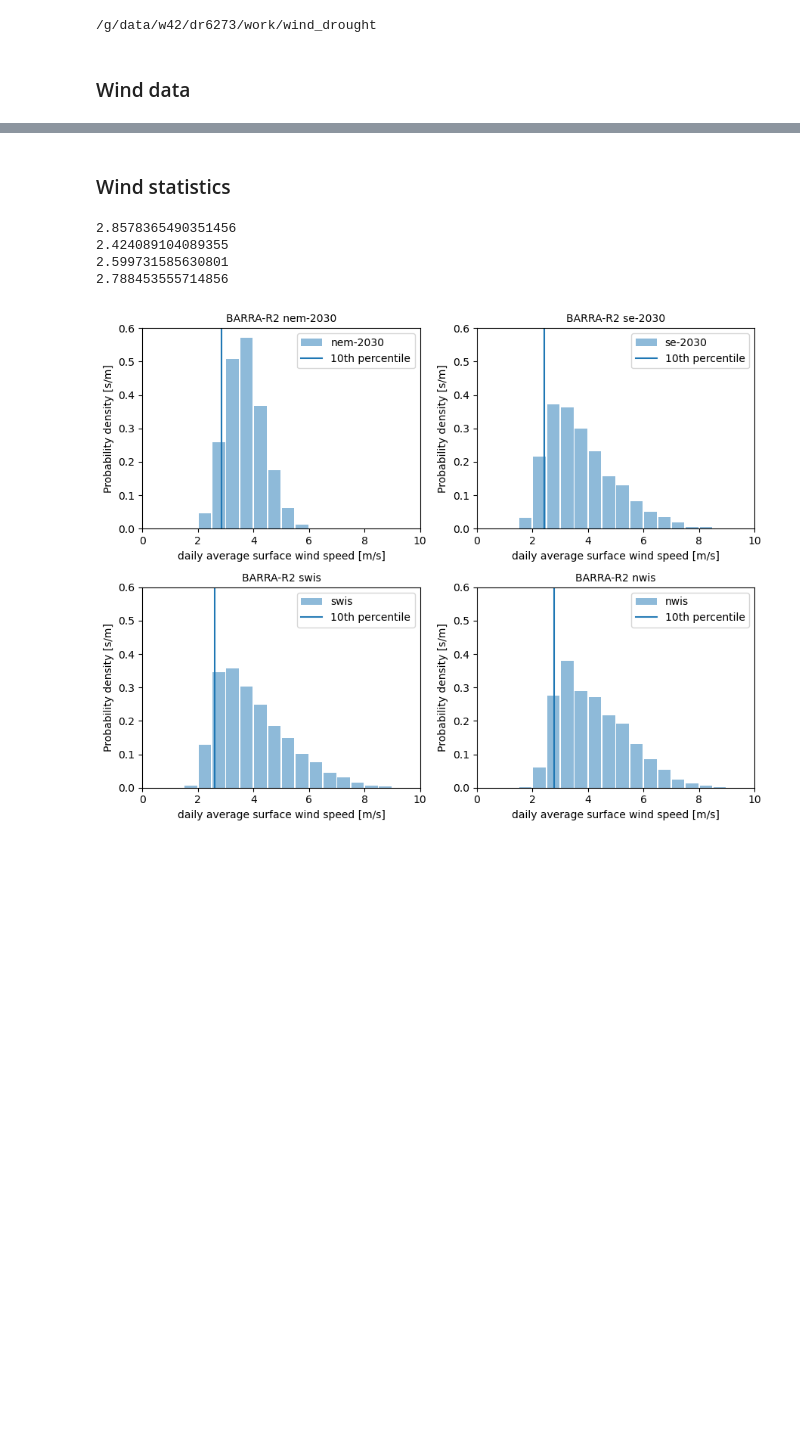
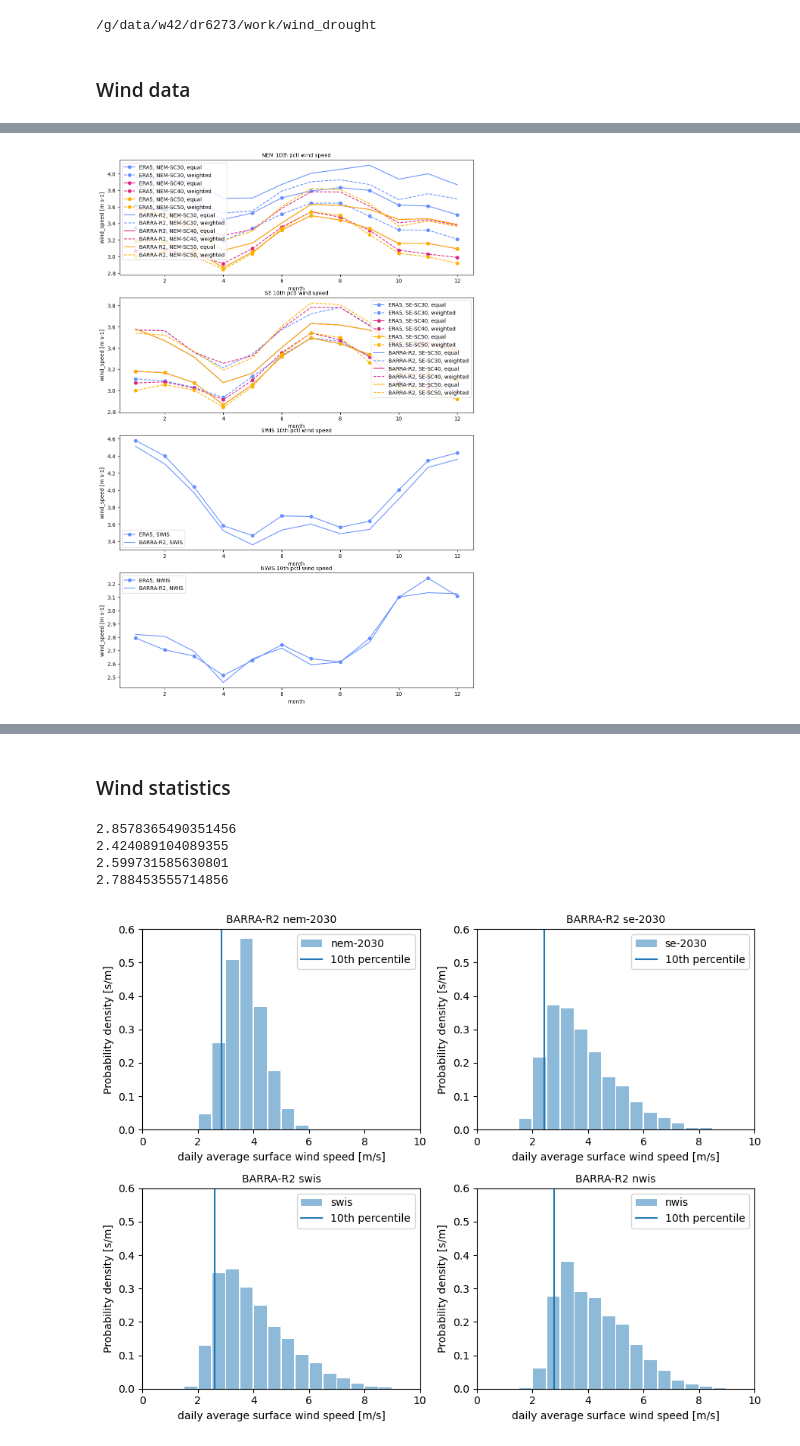
Before and after one commit to dougrichardson/wind_drought, a Jupyter notebook: notebooks/wind_analysis.ipynb, the cells around one changed output, grey strips where cells are left out. Cells and saved outputs as stored; diff of their text form; code cells hidden in the pictures; blank space fills up the shorter version.

Commit message:
Add low wind seasonal cycle

```diff
--- a/notebooks/wind_analysis.ipynb
+++ b/notebooks/wind_analysis.ipynb
@@ -66,5 +61,10 @@ plt.plot(range(100), marker=None)
 # %%
-def plot_seasonal_cycle(ax, da_dict, region, variable):
+def plot_seasonal_cycle(ax, da_dict, region, variable, reducer="mean"):
+    """
+    Plot seasonal cycle, either mean, or quantile
+
+    reducer: 'mean' or float between 0.0 and 1.0
+    """
     for marker, dataset in zip(["o", None] , ["ERA5", "BARRA-R2"]):
         # for variable in ["wind_speed"]:
             # for region in ["NEM", "SE", "SWIS", "NWIS"][:1]:
@@ -76,7 +76,14 @@ def plot_seasonal_cycle(ax, da_dict, region, variable):
                     da = obs_dict[dataset][variable][region+"-"+scenario][averaging]
                     label = dataset + ", " + region + "-" + scenario + ", " + averaging
 
-                    da.groupby("time.month").mean().plot(
+                    if reducer == "mean":
+                        da_reduced = da.groupby("time.month").mean()
+                    elif isinstance(reducer, float) and 0.0 <= reducer <= 1.0:
+                        da_reduced = da.groupby("time.month").quantile(reducer, "time")
+                    else:
+                        raise ValueError("Incorrect 'reducer'")
+
+                    da_reduced.plot(
                         ax=ax,
                         marker=marker,
                         ls=ls,
@@ -87,7 +94,15 @@ def plot_seasonal_cycle(ax, da_dict, region, variable):
         else:
             da = obs_dict[dataset][variable][region]
             label = dataset + ", " + region
-            da.groupby("time.month").mean().plot(
+
+            if reducer == "mean":
+                da_reduced = da.groupby("time.month").mean()
+            elif isinstance(reducer, float) and 0.0 <= reducer <= 1.0:
+                da_reduced = da.groupby("time.month").quantile(reducer, "time")
+            else:
+                raise ValueError("Incorrect 'reducer'")
+
+            da_reduced.plot(
                 ax=ax,
                 marker=marker,
                 ls="-",
@@ -98,8 +113,13 @@ def plot_seasonal_cycle(ax, da_dict, region, variable):
 
     if variable == "capacity_factor":
         ax.set_ylabel("Capacity factor [-]")
-    # ax.set_ylim(4, 10)
-    ax.set_title(region + " " + variable.replace("_", " "), fontsize=10, loc="center")
+
+    if reducer == "mean":
+        reducer_name = "mean"
+    else: #isinstance(reducer, float) and 0.0 <= reducer <= 1.0:
+        reducer_name = str(int(reducer * 100)) + "th pctl"
+
+    ax.set_title(region + " " + reducer_name + " " + variable.replace("_", " "), fontsize=10, loc="center")
 # %%
 fig, ax = plt.subplots(4, 1, figsize=(12,18))
 
@@ -122,0 +147,12 @@ plt.close(fig)
+# %%
+fig, ax = plt.subplots(4, 1, figsize=(12,18))
+
+plot_seasonal_cycle(ax[0], obs_dict, "NEM", "wind_speed", reducer=0.1)
+plot_seasonal_cycle(ax[1], obs_dict, "SE", "wind_speed", reducer=0.1)
+plot_seasonal_cycle(ax[2], obs_dict, "SWIS", "wind_speed", reducer=0.1)
+plot_seasonal_cycle(ax[3], obs_dict, "NWIS", "wind_speed", reducer=0.1)
+
+plt.savefig("figures/seasonal_cycle_10pctl_wind_speed.png", dpi=300)
+# plt.close(fig)
+# %% [output]
+[figure, added]
```
Also changed, not shown: parts of 4 cells of this notebook, 6 other files.
